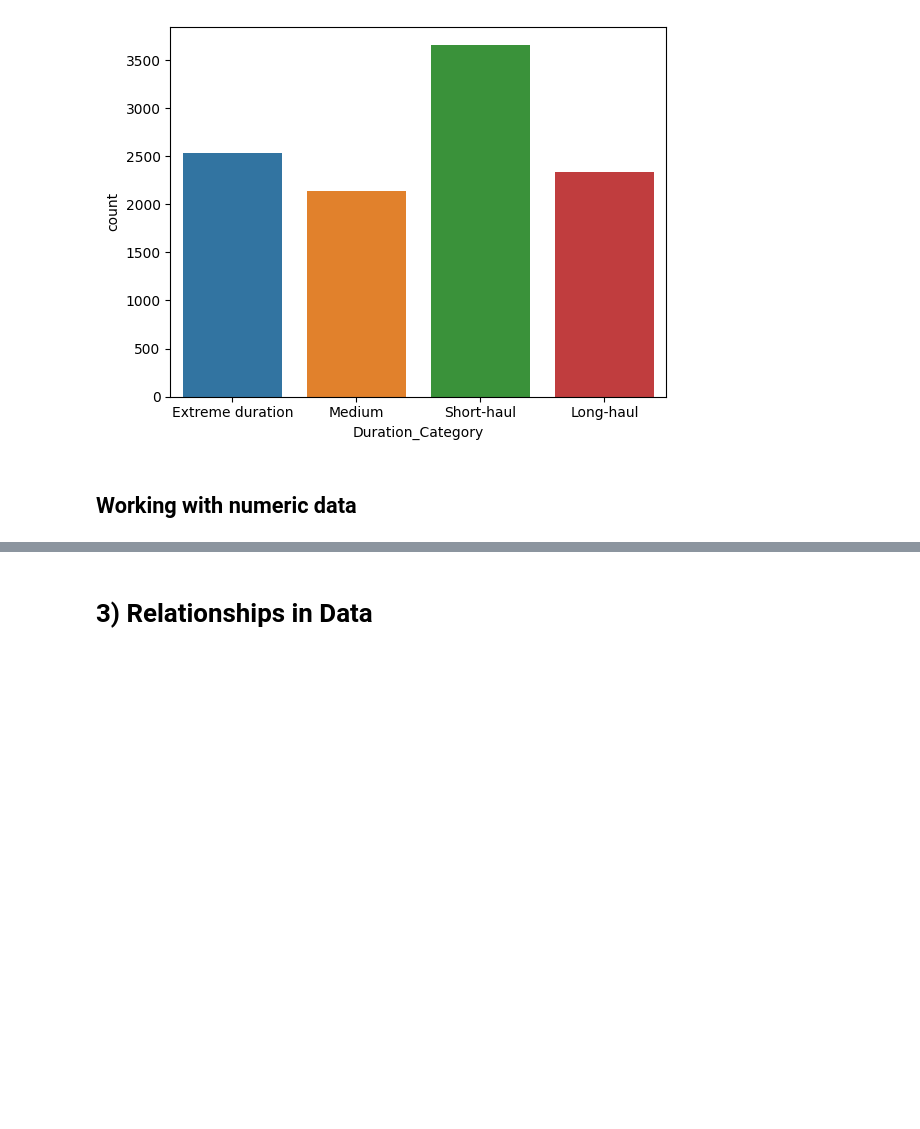
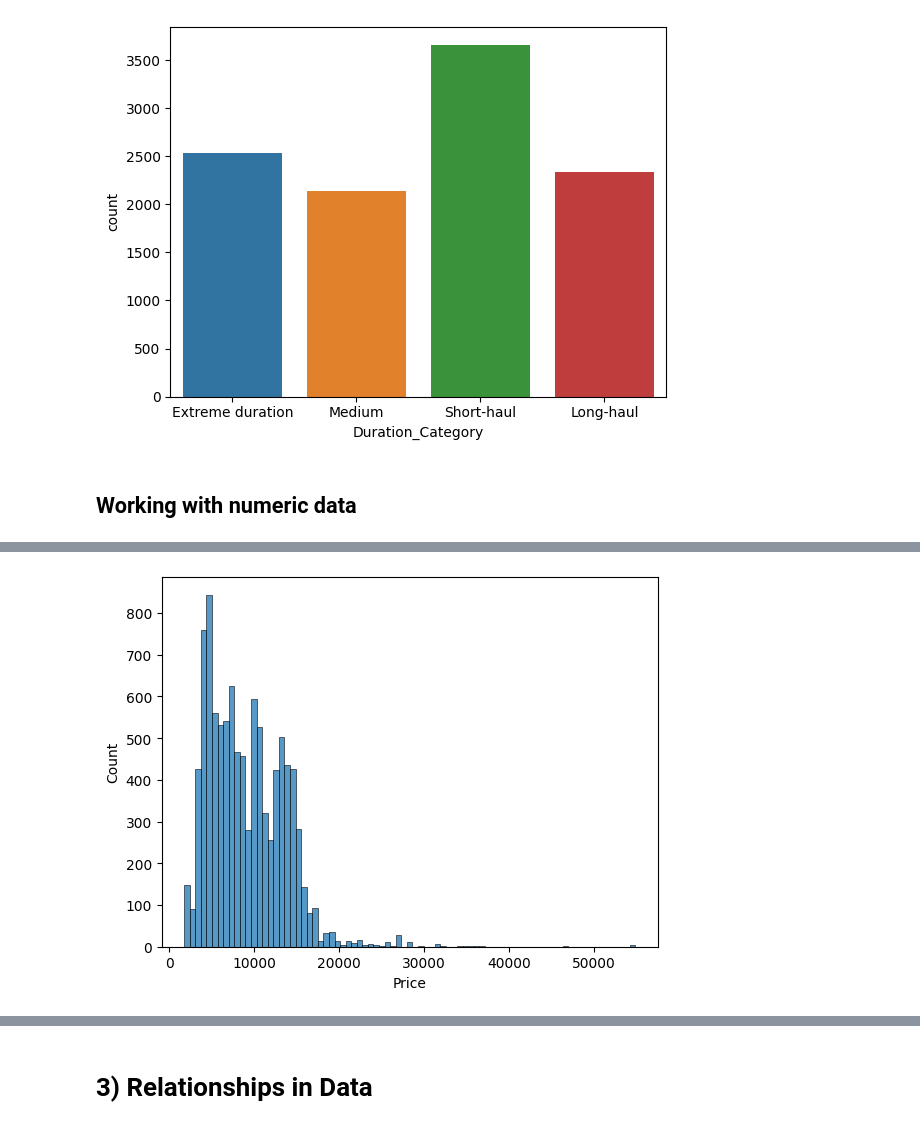
Before and after one commit to FarellFahrozi/data-camp, a Jupyter notebook: data_camp_courses/exploratory_data_analysis.ipynb, the cells around one changed output, grey strips where cells are left out. Cells and saved outputs as stored; diff of their text form; code cells hidden in the pictures; blank space fills up the shorter version.

```diff
--- a/data_camp_courses/exploratory_data_analysis.ipynb
+++ b/data_camp_courses/exploratory_data_analysis.ipynb
@@ -698,0 +948,6 @@ plt.show()
+# %%
+# Plot a histogram of flight prices
+sns.histplot(data=planes, x="Price")
+plt.show()
+# %% [output]
+[figure, added]
```
Also changed, not shown: parts of 97 cells of this notebook, 1 other file.
